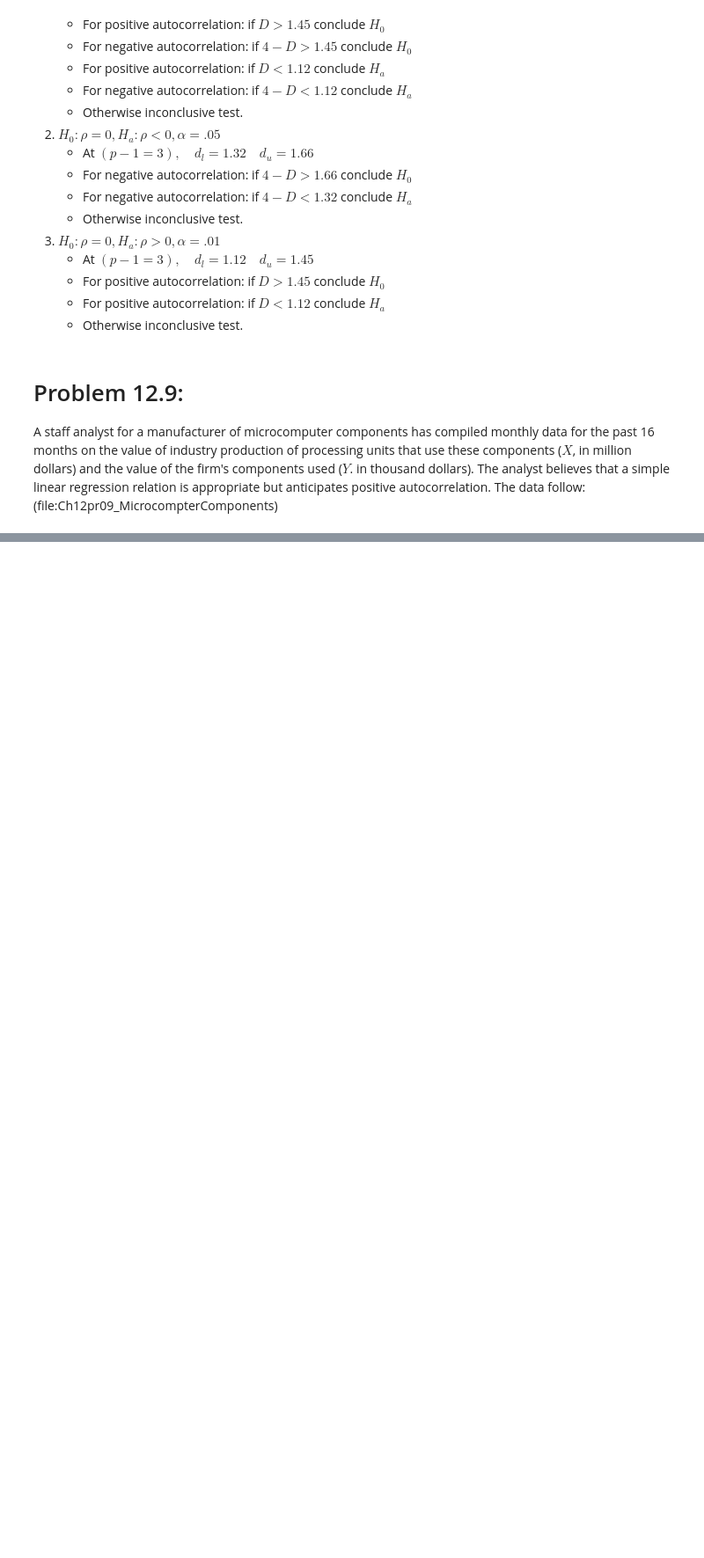
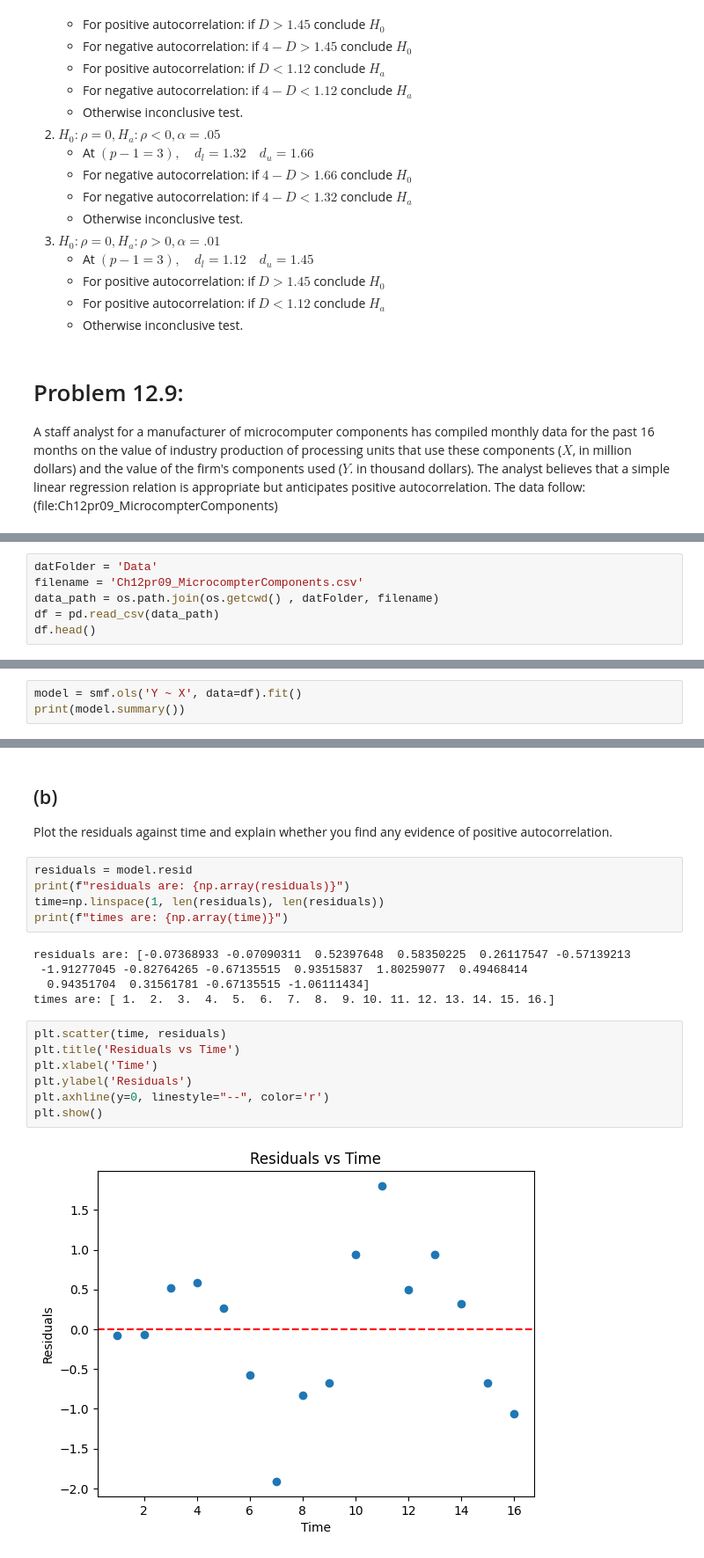
Before and after one commit to nikopetrocelli/489Proj2-Petrocelli, a Jupyter notebook: petrocelli_stat696_hw4.ipynb, the cells around one changed output, grey strips where cells are left out. Shown at 88% size. Drawn from its saved outputs; the diff is of its cells as text; blank space fills up the shorter version.

```diff
--- a/petrocelli_stat696_hw4.ipynb
+++ b/petrocelli_stat696_hw4.ipynb
@@ -78,0 +104,6 @@ processing units that use these components ($X$, in million dollars) and the val
+# %%
+datFolder = 'Data'
+filename = 'Ch12pr09_MicrocompterComponents.csv'
+data_path = os.path.join(os.getcwd() , datFolder, filename)
+df = pd.read_csv(data_path)
+df.head()
@@ -78,0 +117,3 @@ processing units that use these components ($X$, in million dollars) and the val
+# %%
+model = smf.ols('Y ~ X', data=df).fit()
+print(model.summary())
@@ -78,0 +148,23 @@ processing units that use these components ($X$, in million dollars) and the val
+# %% [markdown]
+## (b)
+
+Plot the residuals against time and explain whether you find any evidence of positive autocorrelation.
+# %%
+residuals = model.resid
+print(f"residuals are: {np.array(residuals)}")
+time=np.linspace(1, len(residuals), len(residuals))
+print(f"times are: {np.array(time)}")
+# %% [output]
+residuals are: [-0.07368933 -0.07090311  0.52397648  0.58350225  0.26117547 -0.57139213
+ -1.91277045 -0.82764265 -0.67135515  0.93515837  1.80259077  0.49468414
+  0.94351704  0.31561781 -0.67135515 -1.06111434]
+times are: [ 1.  2.  3.  4.  5.  6.  7.  8.  9. 10. 11. 12. 13. 14. 15. 16.]
+# %%
+plt.scatter(time, residuals)
+plt.title('Residuals vs Time')
+plt.xlabel('Time')
+plt.ylabel('Residuals')
+plt.axhline(y=0, linestyle="--", color='r')
+plt.show()
+# %% [output]
+[figure, added]
```
Also changed, not shown: parts of 13 cells of this notebook.
